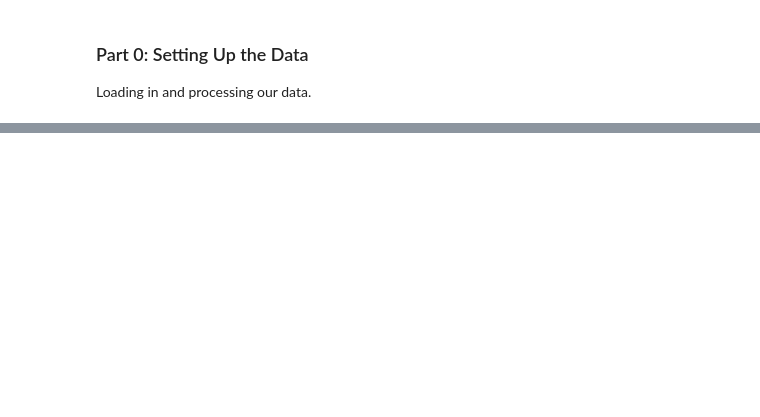
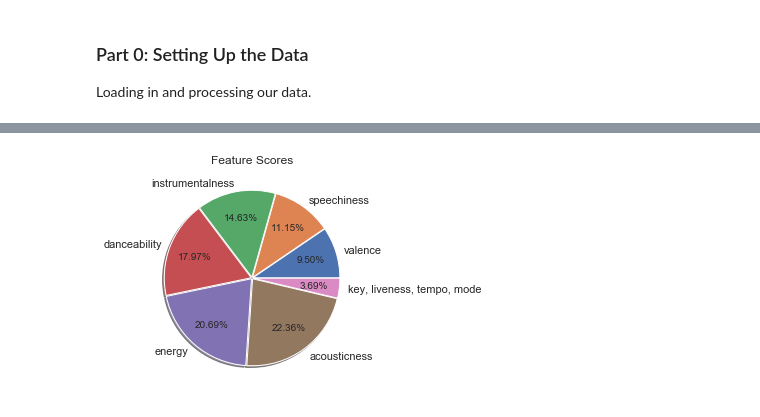
Before and after one commit to bglowniak/Song-Genre-Prediction, a Jupyter notebook: Project Notebook.ipynb, the cells around one changed output, grey strips where cells are left out. Saved outputs shown, nothing was run; the diff lists cells and outputs as text; code cells hidden in the pictures; blank space fills up the shorter version.

```diff
--- a/Project Notebook.ipynb
+++ b/Project Notebook.ipynb
@@ -170,0 +183,28 @@ print(feature_selector.scores_ / np.sum(feature_selector.scores_))
+# %%
+# feature selection
+feature_labels = ["acousticness", "danceability", "energy", "instrumentalness", "key", "liveness", "mode", "speechiness", "tempo", "valence"]
+feature_selector = SelectKBest()
+feature_selector.fit(x, np.ravel(y))
+percentages = feature_selector.scores_ / np.sum(feature_selector.scores_)
+
+# reduce any feature < 0.05 into one slice
+zip_sort = sorted(zip(percentages, feature_labels))
+pie_labels = []
+pie_percentages= []
+reduced_sum = 0.0
+reduced_labels = []
+for percent,label in zip_sort:
+    if percent < 0.05:
+        reduced_sum += percent
+        reduced_labels.append(label)
+    else:
+        pie_percentages.append(percent)
+        pie_labels.append(label)
+
+pie_percentages.append(reduced_sum)
+pie_labels.append(", ".join(reduced_labels))
+plt.title("Feature Scores")
+plt.pie(pie_percentages, pctdistance=0.7, explode=np.full(len(pie_labels), 0.01), labels=pie_labels, autopct='%1.2f%%', shadow=True)
+plt.show()
+# %% [output]
+[figure, added]
```
Also changed, not shown: parts of 28 cells of this notebook.
